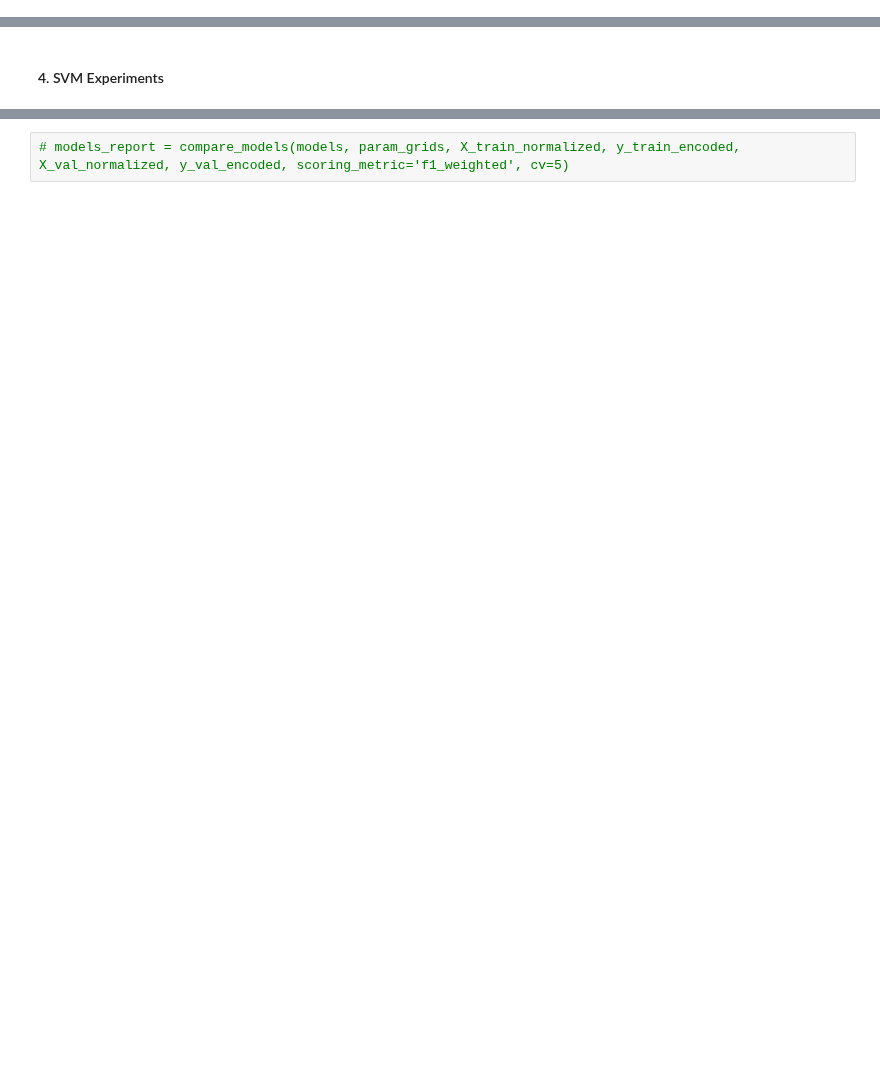
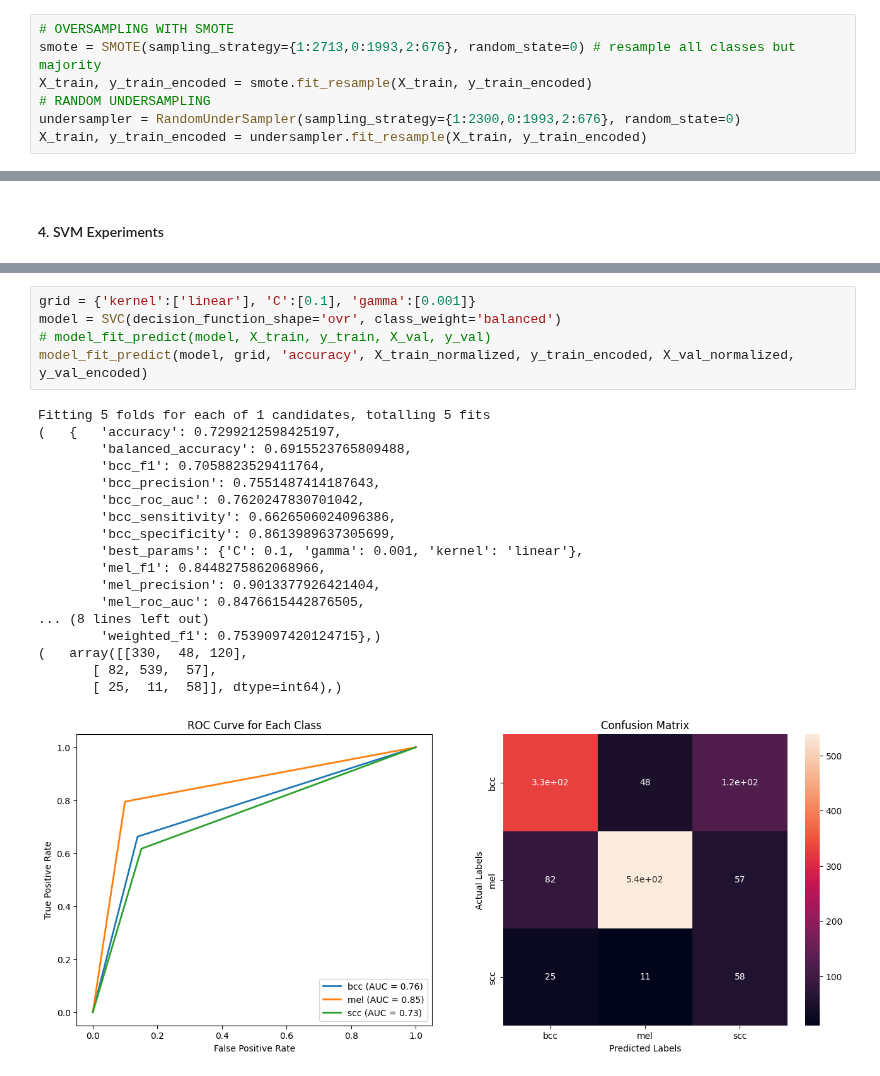
Before and after one commit to lui-alvarez/Melanoma-classification-using-machine-learning, a Jupyter notebook: notebooks/challenge2_multiclass.ipynb, the cells around one changed output, grey strips where cells are left out. Saved outputs shown, nothing was run; the diff lists cells and outputs as text; blank space fills up the shorter version.

Commit message:
undersampling and oversampling implementation, random forest and kappa

```diff
--- a/notebooks/challenge2_multiclass.ipynb
+++ b/notebooks/challenge2_multiclass.ipynb
@@ -438,0 +446,7 @@ y_val_encoded = encoder.transform(y_val)
+# %%
+# OVERSAMPLING WITH SMOTE
+smote = SMOTE(sampling_strategy={1:2713,0:1993,2:676}, random_state=0) # resample all classes but majority
+X_train, y_train_encoded = smote.fit_resample(X_train, y_train_encoded)
+# RANDOM UNDERSAMPLING
+undersampler = RandomUnderSampler(sampling_strategy={1:2300,0:1993,2:676}, random_state=0)
+X_train, y_train_encoded = undersampler.fit_resample(X_train, y_train_encoded)
@@ -543,2 +547,24 @@ model_fit_predict(model, X_train_normalized, y_train_encoded, X_val_normalized,
-# %%
-# models_report = compare_models(models, param_grids, X_train_normalized, y_train_encoded, X_val_normalized, y_val_encoded, scoring_metric='f1_weighted', cv=5)
+# %%
+grid = {'kernel':['linear'], 'C':[0.1], 'gamma':[0.001]}
+model = SVC(decision_function_shape='ovr', class_weight='balanced')
+# model_fit_predict(model, X_train, y_train, X_val, y_val)
+model_fit_predict(model, grid, 'accuracy', X_train_normalized, y_train_encoded, X_val_normalized, y_val_encoded)
+# %% [output]
+Fitting 5 folds for each of 1 candidates, totalling 5 fits
+(   {   'accuracy': 0.7299212598425197,
+        'balanced_accuracy': 0.6915523765809488,
+        'bcc_f1': 0.7058823529411764,
+        'bcc_precision': 0.7551487414187643,
+        'bcc_roc_auc': 0.7620247830701042,
+        'bcc_sensitivity': 0.6626506024096386,
+        'bcc_specificity': 0.8613989637305699,
+        'best_params': {'C': 0.1, 'gamma': 0.001, 'kernel': 'linear'},
+        'mel_f1': 0.8448275862068966,
+        'mel_precision': 0.9013377926421404,
+        'mel_roc_auc': 0.8476615442876505,
+... (8 lines left out)
+        'weighted_f1': 0.7539097420124715},)
+(   array([[330,  48, 120],
+       [ 82, 539,  57],
+       [ 25,  11,  58]], dtype=int64),)
+[figure, added]
```
Also changed, not shown: parts of 10 cells of this notebook.
